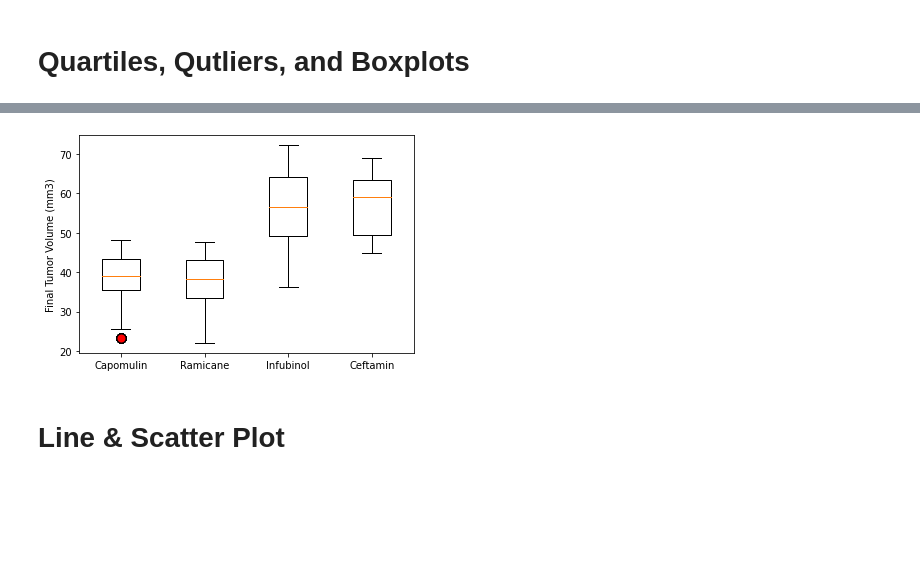
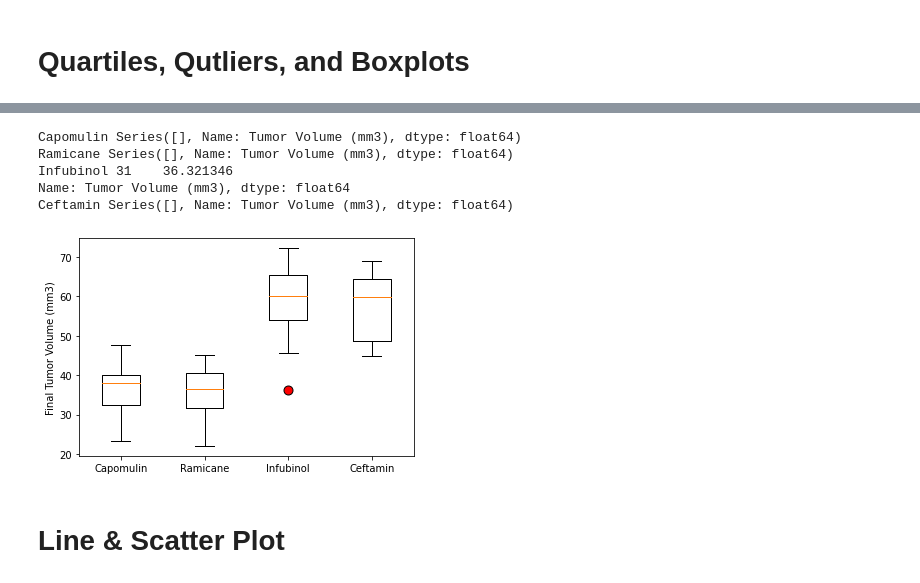
Before and after one commit to ccromperla/matplotlib_challenge, a Jupyter notebook: Pymaceuticals/Pymaceuticals.ipynb, the cells around one changed output, grey strips where cells are left out. Saved outputs shown, nothing was run; the diff lists cells and outputs as text; code cells hidden in the pictures; blank space fills up the shorter version.

```diff
--- a/Pymaceuticals/Pymaceuticals.ipynb
+++ b/Pymaceuticals/Pymaceuticals.ipynb
@@ -187,11 +180,11 @@ gender_pie = plt.pie(gender_group, labels = label, autopct='%2.2f%%')
 # Start by getting the last (greatest) timepoint for each mouse
 # groups_by_school = merged_df.set_index("school_name").groupby(["school_name"])
 
-max_timepoint = combined_df.groupby(["Mouse ID"]).max()["Timepoint"]
-
+max_timepoint = combined_df.groupby(["Mouse ID"])["Timepoint"].max()
+#pd.DataFrame(max_timepoint)
  #Merge this group df with the original dataframe to get the tumor volume at the last timepoint
 
-tumor_time_df = pd.merge(max_timepoint, combined_df, how ="left")
+tumor_time_df = pd.merge(max_timepoint, combined_df, how ="left", on = ["Mouse ID", "Timepoint"])
 
-tumor_time_df.head()
+tumor_time_df
 # %% [output]
@@ -204,35 +204,41 @@ tumor_time_df.head()
 # %%
 # Put treatments into a list for for loop (and later for plot labels)
 drug_list = ["Capomulin", "Ramicane", "Infubinol", "Ceftamin"]
 
 # Create an empty list to store tumor volumes for each drug
 tumor_vol = []
 
 # For loop that checks for drug in list and captures the final tumor volume
 for drug in drug_list:
     final_tumor_volume = tumor_time_df.loc[tumor_time_df["Drug Regimen"] == drug, "Tumor Volume (mm3)"]
     tumor_vol.append(final_tumor_volume)
     quartiles = final_tumor_volume.quantile([.25,.5,.75])
     lowerq = quartiles[0.25]
     upperq = quartiles[0.75]
     iqr = upperq - lowerq
 
     lower_bound = lowerq - (1.5*iqr)
     upper_bound = upperq + (1.5*iqr)
 
-    outliers = (final_tumor_volume < lower_bound)|(final_tumor_volume > upper_bound)
+    outliers = final_tumor_volume.loc[(final_tumor_volume < lower_bound)|(final_tumor_volume > upper_bound)]
+    print(drug, outliers)
 
 
 # Plotting
 extras = dict(markerfacecolor='r', marker='o', markersize = 9)
 fig1, ax1 = plt.subplots()
 ax1.boxplot(tumor_vol, flierprops = extras)
 ax1.set_xticklabels(drug_list)
 ax1.set_ylabel("Final Tumor Volume (mm3)")
 
 plt.show()
 # %% [output]
+Capomulin Series([], Name: Tumor Volume (mm3), dtype: float64)
+Ramicane Series([], Name: Tumor Volume (mm3), dtype: float64)
+Infubinol 31    36.321346
+Name: Tumor Volume (mm3), dtype: float64
+Ceftamin Series([], Name: Tumor Volume (mm3), dtype: float64)
-[figure, old version]
+[figure, new version]
 # %% [markdown]
 # Line & Scatter Plot
 # %%
```
Also changed, not shown: parts of 2 cells of this notebook.
